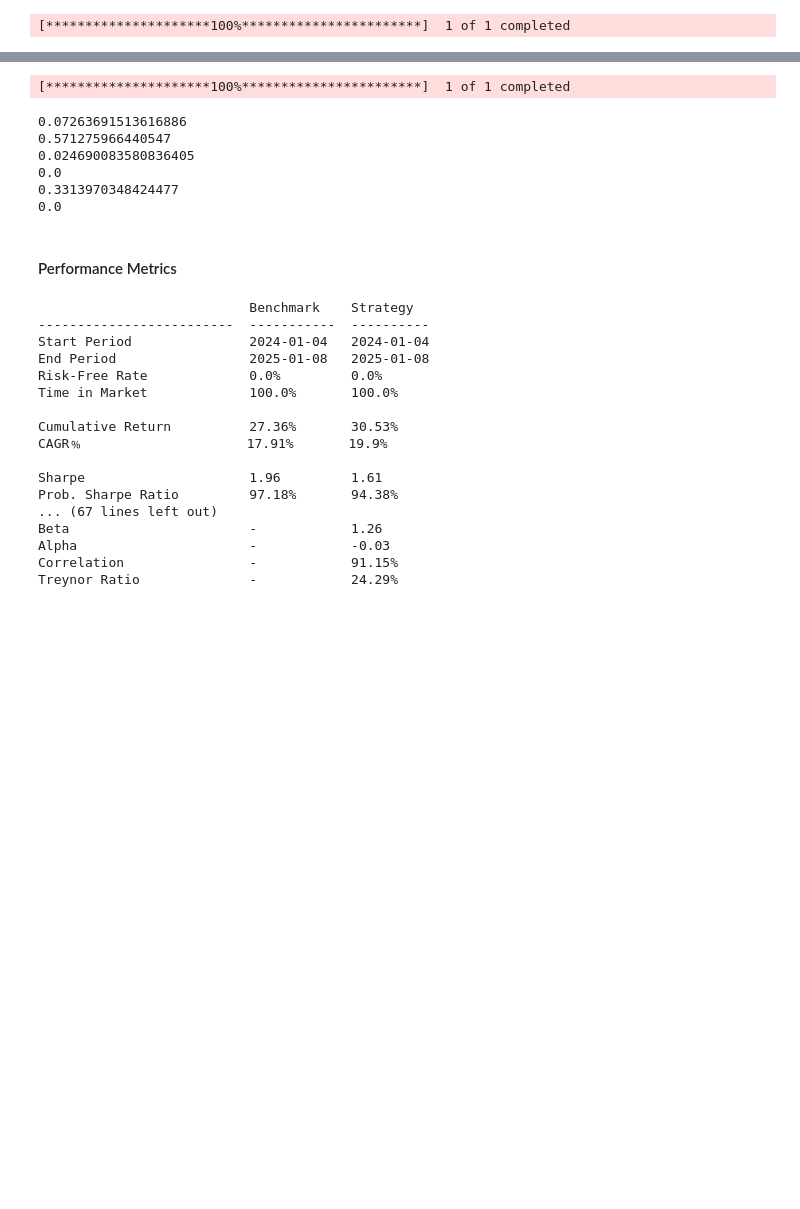
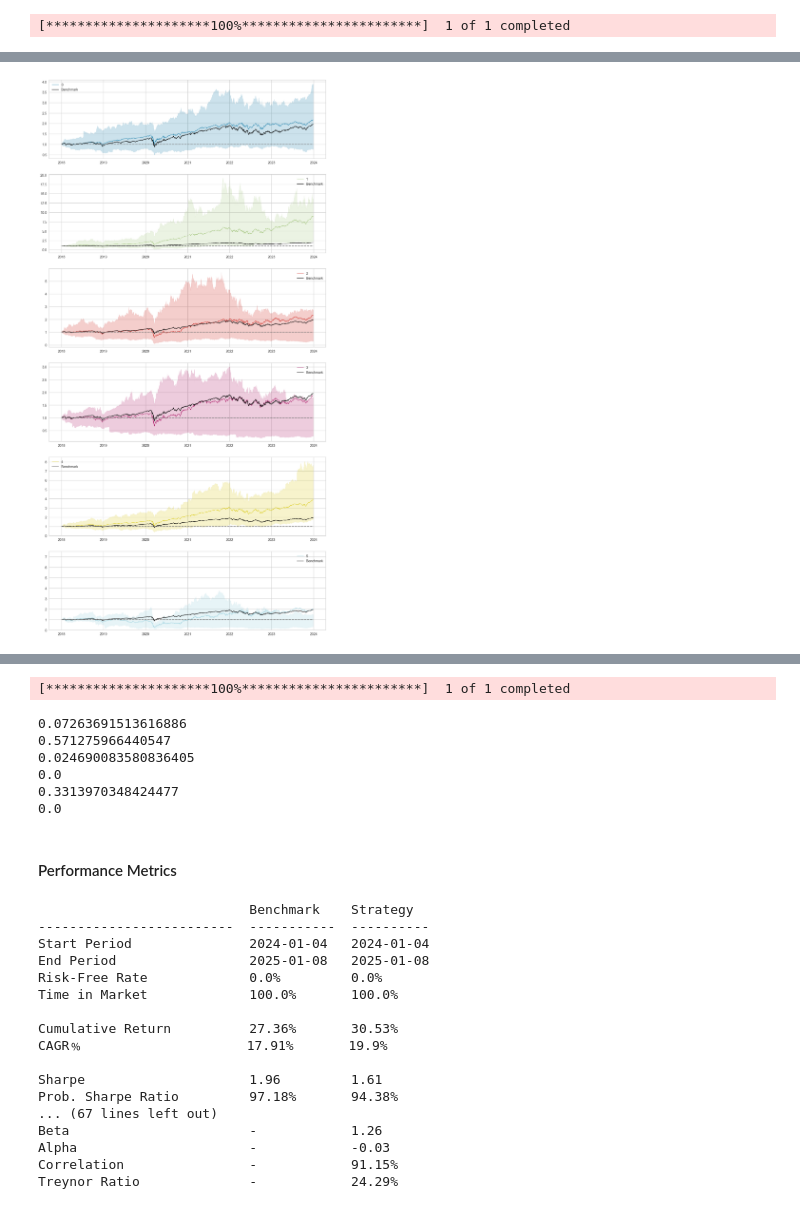
Before and after one commit to mitchchessnoob/portfolio_optimization, a Jupyter notebook: analysis/basic_kmeans.ipynb, the cells around one changed output, grey strips where cells are left out. Drawn from its saved outputs; the diff is of its cells as text; code cells hidden in the pictures; blank space fills up the shorter version.

```diff
--- a/analysis/basic_kmeans.ipynb
+++ b/analysis/basic_kmeans.ipynb
@@ -361,3 +178,8 @@ plt.show()
+# %%
+from analysis.data.plotting import portfolio_span
+portfolio_span(asset_ret, portfolio_ret, final_dataframe, benchmark, N_SECTORS)
+# %% [output]
+[figure, added]
 # %%
 sd_test = ed
 ed_test = "2025-01-10"
```
Also changed, not shown: parts of 21 cells of this notebook, 6 other files.
